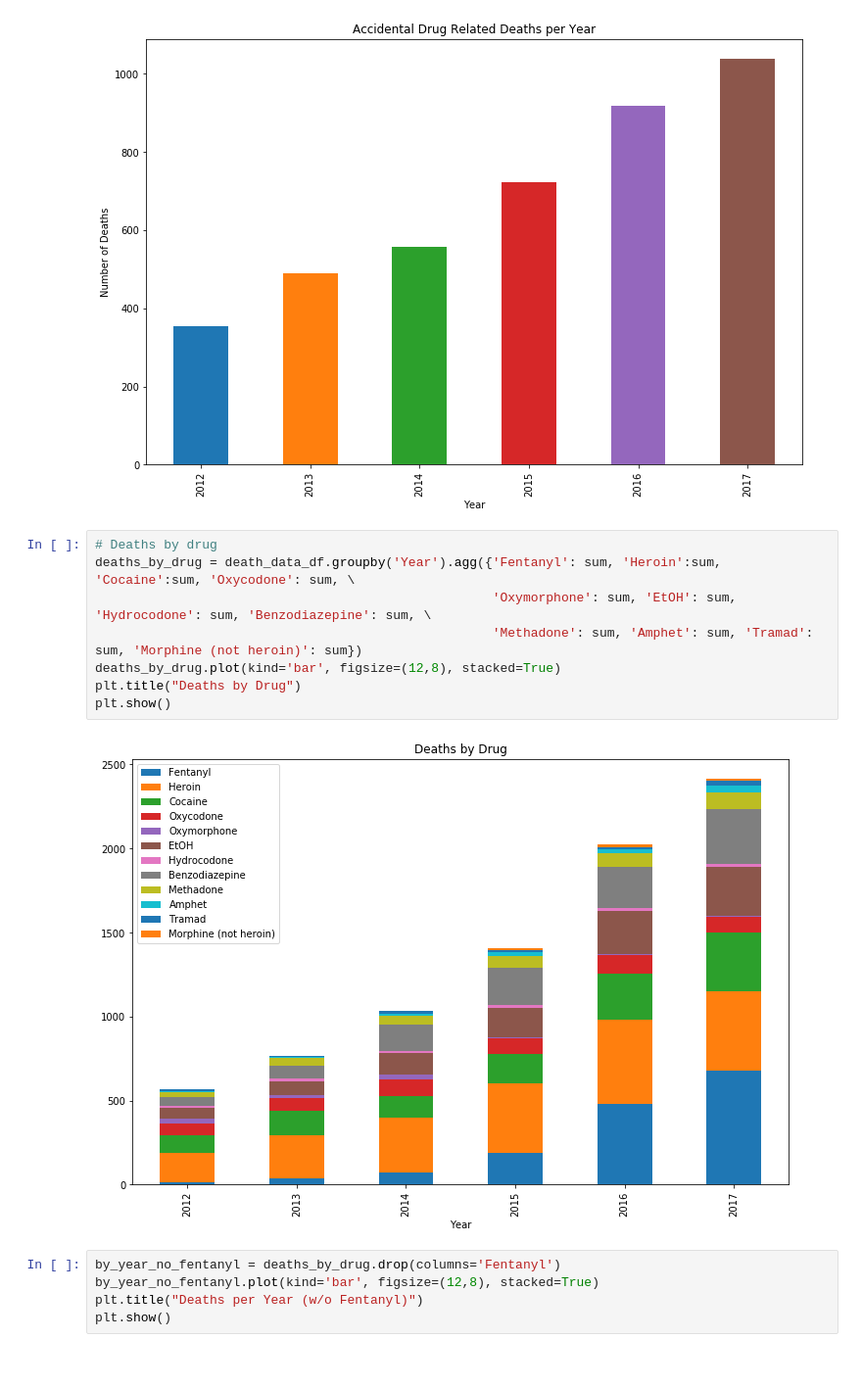
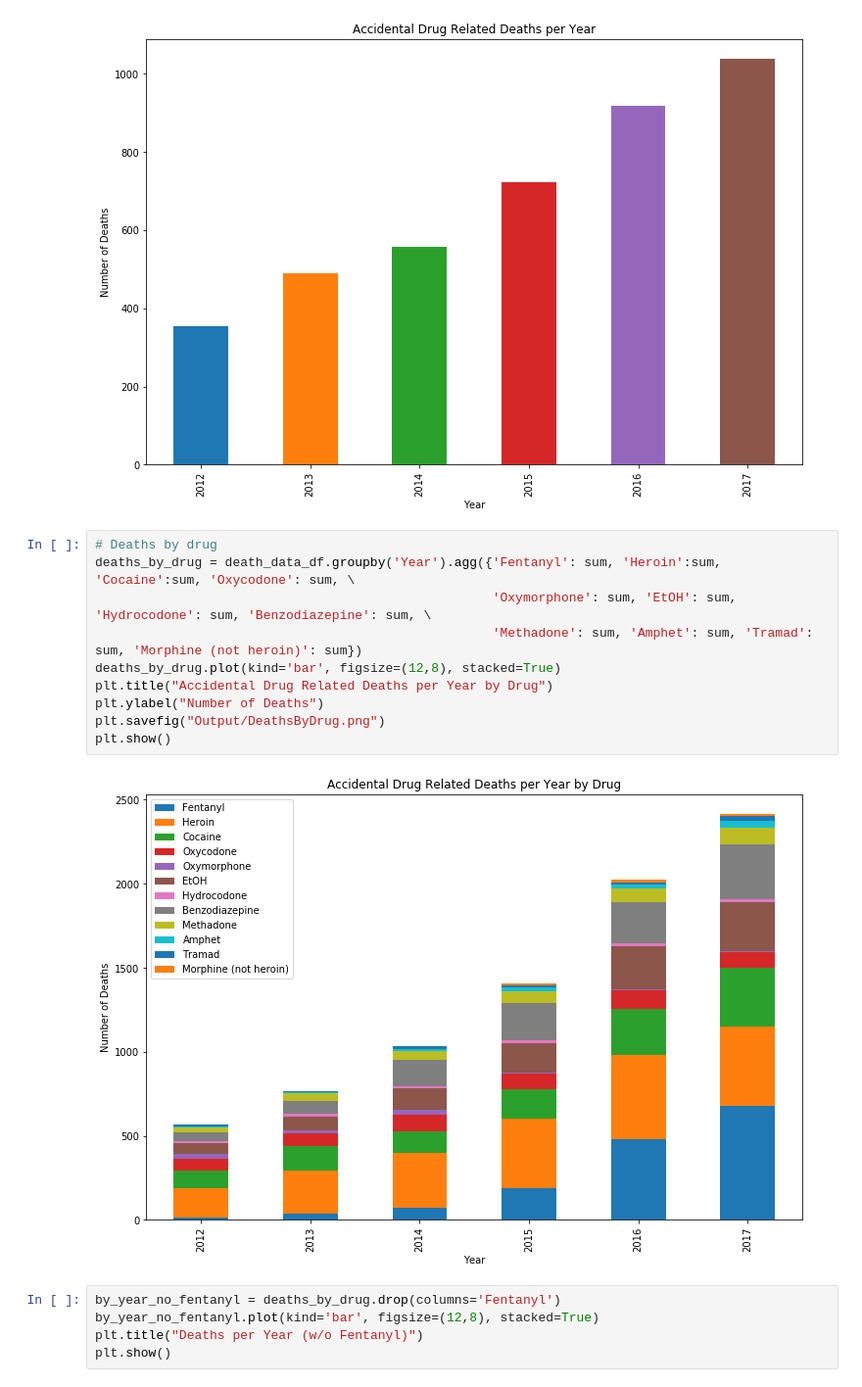
Before and after one commit to yayunl/DataViz-Project1, a Jupyter notebook: Accidental Drug Related Deaths.ipynb, the cells around one changed output. Shown at 98% size. Cells and saved outputs as stored; diff of their text form.

Commit message:
Added DeathsByDrug image

```diff
--- a/Accidental Drug Related Deaths.ipynb
+++ b/Accidental Drug Related Deaths.ipynb
@@ -30,13 +30,15 @@ plt.show()
 # %%
 # Deaths by drug
 deaths_by_drug = death_data_df.groupby('Year').agg({'Fentanyl': sum, 'Heroin':sum, 'Cocaine':sum, 'Oxycodone': sum, \
                                                     'Oxymorphone': sum, 'EtOH': sum, 'Hydrocodone': sum, 'Benzodiazepine': sum, \
                                                     'Methadone': sum, 'Amphet': sum, 'Tramad': sum, 'Morphine (not heroin)': sum})
 deaths_by_drug.plot(kind='bar', figsize=(12,8), stacked=True)
-plt.title("Deaths by Drug")
+plt.title("Accidental Drug Related Deaths per Year by Drug")
+plt.ylabel("Number of Deaths")
+plt.savefig("Output/DeathsByDrug.png")
 plt.show()
 # %% [output]
-[figure, old version]
+[figure, new version]
 # %%
 by_year_no_fentanyl = deaths_by_drug.drop(columns='Fentanyl')
 by_year_no_fentanyl.plot(kind='bar', figsize=(12,8), stacked=True)
```
Also changed, not shown: 1 other file.
